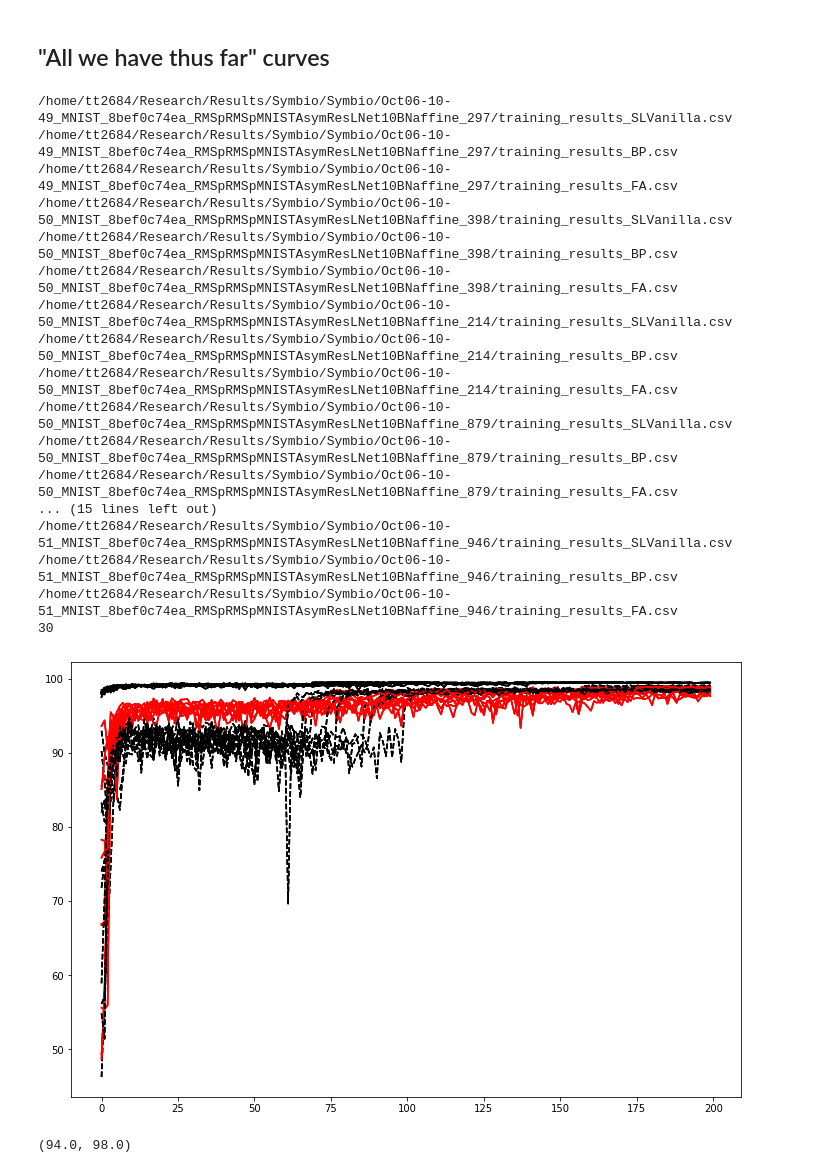
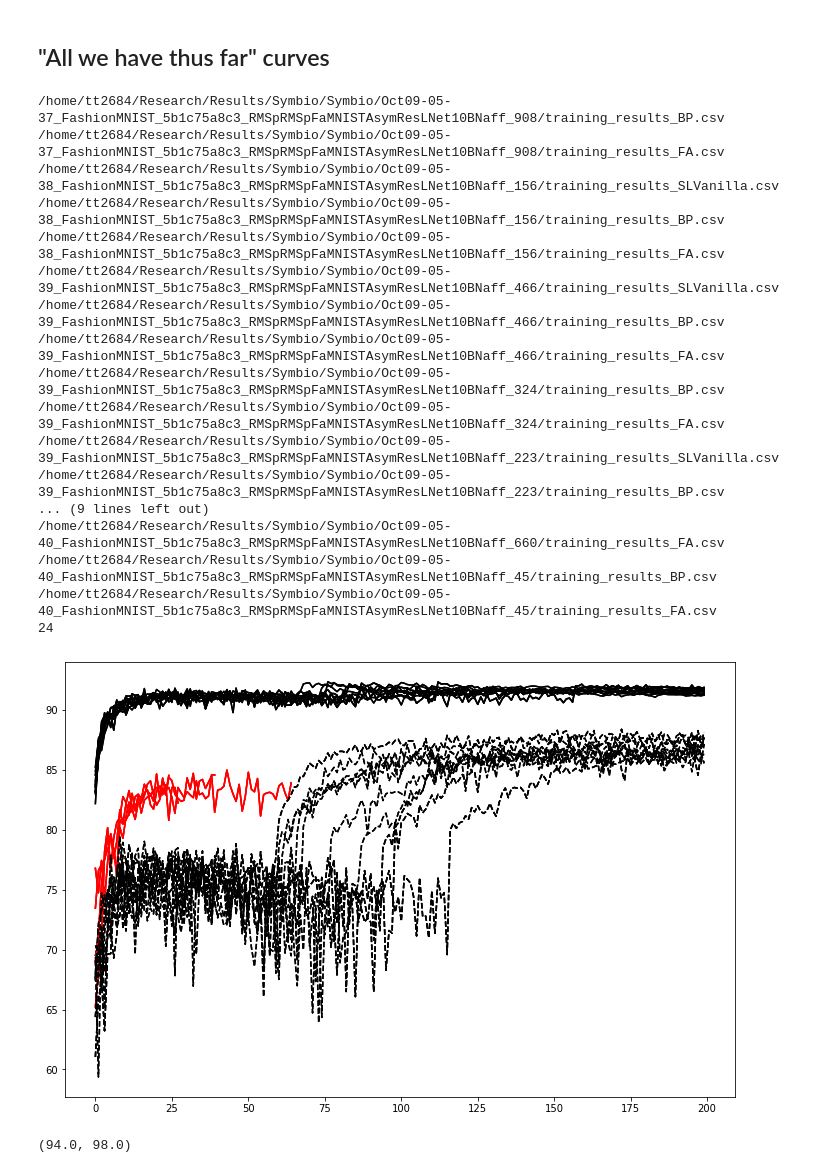
Before and after one commit to toosi/Feedback_Feedforward_Alignment, a Jupyter notebook: generate_figures_draft.ipynb, the cells around one changed output. Cells and saved outputs as stored; diff of their text form; code cells hidden in the pictures.

```diff
--- a/generate_figures_draft.ipynb
+++ b/generate_figures_draft.ipynb
@@ -825,10 +851,10 @@ for iteration in range(4):
             itr_sems.append(ss.sem(itr))
         ax.errorbar(sigmas,itr_means, itr_sems, label=method, color=colors[method], ls=linestyles[method])
 
-        if measure_name == 'accuracy':
-            ax.set_ylim([0,100])
-        else:
-            ax.set_ylim([0,0.8])
+#         if measure_name == 'accuracy':
+#             ax.set_ylim([0,100])
+#         else:
+#             ax.set_ylim([0,0.8])
 
         ax = plt.gca()
         ax.patch.set_visible(False)
@@ -840,8 +866,8 @@ for iteration in range(4):
     #     ax.set_xticklabels(sigmas)
         ax.set_xlabel('noise sigma2')
         ax.set_ylabel('Test %s'%measure_name)
-        if measure_name == 'accuracy':
-            ax.text(1.1, 1, hashname, fontsize=8, rotation=90)
+#         if measure_name == 'accuracy':
+#             ax.text(1.1, 1, hashname, fontsize=8, rotation=90)
 
         ax.set_title('noise robustness: itr%d'%(iteration))
         ax.legend()
@@ -883,10 +909,10 @@ for iteration in range(4):
 
         ax.errorbar(epsilons,itr_means, itr_sems, label=method, color=colors[method], ls=linestyles[method])
 
-        if measure_name == 'accuracy':
-            ax.set_ylim([0,100])
-        else:
-            ax.set_ylim([0,0.9])
+#         if measure_name == 'accuracy':
+#             ax.set_ylim([0,100])
+#         else:
+#             ax.set_ylim([0,0.9])
 
         ax = plt.gca()
         ax.patch.set_visible(False)
@@ -897,8 +923,8 @@ for iteration in range(4):
 
         ax.set_xlabel('epsilons')
         ax.set_ylabel('Test accuracy')
-        if measure_name == 'accuracy':
-            ax.text(1.1, 1, hashname, fontsize=8, rotation=90)
+#         if measure_name == 'accuracy':
+#             ax.text(1.1, 1, hashname, fontsize=8, rotation=90)
         ax.set_title('Adversarial attack robustness: itr%d'%(iteration))
         ax.legend()
         plt.tight_layout()
@@ -960,10 +986,10 @@ for s in sigmas:
                 itr_sems.append(ss.sem(itr))
             ax.errorbar(range(4),itr_means, itr_sems, label=method+' AE', color='lightgray', ls=linestyles[method])
 
-        if measure_name == 'accuracy':
-            ax.set_ylim([0,100])
-        else:
-            ax.set_ylim([-0.1,0.8])
+#         if measure_name == 'accuracy':
+#             ax.set_ylim([0,100])
+#         else:
+#             ax.set_ylim([-0.1,0.8])
 
         ax = plt.gca()
         ax.patch.set_visible(False)
@@ -1025,10 +1051,10 @@ for s in sigmas:
             itr_sems.append(ss.sem(itr))
         ax.errorbar(range(4),itr_means, itr_sems, label=method, color=colors[method], ls=linestyles[method])
 
-        if measure_name == 'accuracy':
-            ax.set_ylim([0,100])
-        else:
-            ax.set_ylim([-0.1,0.8])
+#         if measure_name == 'accuracy':
+#             ax.set_ylim([0,100])
+#         else:
+#             ax.set_ylim([-0.1,0.8])
 
         ax = plt.gca()
         ax.patch.set_visible(False)
@@ -1062,7 +1088,8 @@ for s in sigmas:
 # %% [markdown]
 ## "All we have thus far" curves
 # %%
-hashname = 'RMSpRMSpMNISTAsymResLNet10BNaffine'
+hashname = 'RMSpRMSpFaMNISTAsymResLNet10BNaff'
+# 'RMSpRMSpMNISTAsymResLNet10BNaffine'
 #'RMSpropRMSpropMNISTAsymResLNet10' #'RMSpropRMSpropMNISTFullyConn' ##'RMSpropRMSpropMNISTFullyConnE150'
 methods = ['SLVanilla','BP', 'FA']
 colors = {'FA':'k', 'BP':'k', 'SLVanilla':'red'}
@@ -1089,51 +1116,51 @@ for l in Lines:
             valid_runnames.append(runname)
         configs = yaml.safe_load(open(path_prefix + '/Results/Symbio/Symbio/%s/configs.yml'%runname, 'r'))
 
 print(len(valid_runnames))
 
 n_epochs = configs['epochs']
 arch =  configs['arche'][:-1]
 
 test_init = np.zeros((len(valid_runnames),n_epochs))
 test_acc_dict = {}
 test_corrd_dict = {}
 test_lossd_dict = {}
 for method in methods:
     test_acc_dict[method] = copy.deepcopy(test_init)
     test_corrd_dict[method] = copy.deepcopy(test_init)
     test_lossd_dict[method] = copy.deepcopy(test_init)
 
 for r, runname in enumerate(valid_runnames):
     configs = yaml.safe_load(open(path_prefix + '/Results/Symbio/Symbio/%s/configs.yml'%runname, 'r'))
 
     for method in methods:
         p = path_prefix + '/Results/Symbio/Symbio/%s/training_results_%s.csv'%(runname, method)
         if os.path.exists(p):
             df = pd.read_csv(p)
             label = method
             pl = ax.plot(df['test_acc'], label=label, color=colors[method], ls=linestyles[method])
             test_acc_dict[method][r][:len(list(df['test_acc']))] = list(df['test_acc'])
             test_corrd_dict[method][r][:len(list(df['test_acc']))] = list(df['test_corrd'])
             test_lossd_dict[method][r][:len(list(df['test_acc']))] = list(df['test_lossd'])
 # %% [output]
-/home/tt2684/Research/Results/Symbio/Symbio/Oct06-10-49_MNIST_8bef0c74ea_RMSpRMSpMNISTAsymResLNet10BNaffine_297/training_results_SLVanilla.csv
-/home/tt2684/Research/Results/Symbio/Symbio/Oct06-10-49_MNIST_8bef0c74ea_RMSpRMSpMNISTAsymResLNet10BNaffine_297/training_results_BP.csv
-/home/tt2684/Research/Results/Symbio/Symbio/Oct06-10-49_MNIST_8bef0c74ea_RMSpRMSpMNISTAsymResLNet10BNaffine_297/training_results_FA.csv
-/home/tt2684/Research/Results/Symbio/Symbio/Oct06-10-50_MNIST_8bef0c74ea_RMSpRMSpMNISTAsymResLNet10BNaffine_398/training_results_SLVanilla.csv
-/home/tt2684/Research/Results/Symbio/Symbio/Oct06-10-50_MNIST_8bef0c74ea_RMSpRMSpMNISTAsymResLNet10BNaffine_398/training_results_BP.csv
-/home/tt2684/Research/Results/Symbio/Symbio/Oct06-10-50_MNIST_8bef0c74ea_RMSpRMSpMNISTAsymResLNet10BNaffine_398/training_results_FA.csv
-/home/tt2684/Research/Results/Symbio/Symbio/Oct06-10-50_MNIST_8bef0c74ea_RMSpRMSpMNISTAsymResLNet10BNaffine_214/training_results_SLVanilla.csv
-/home/tt2684/Research/Results/Symbio/Symbio/Oct06-10-50_MNIST_8bef0c74ea_RMSpRMSpMNISTAsymResLNet10BNaffine_214/training_results_BP.csv
-/home/tt2684/Research/Results/Symbio/Symbio/Oct06-10-50_MNIST_8bef0c74ea_RMSpRMSpMNISTAsymResLNet10BNaffine_214/training_results_FA.csv
-/home/tt2684/Research/Results/Symbio/Symbio/Oct06-10-50_MNIST_8bef0c74ea_RMSpRMSpMNISTAsymResLNet10BNaffine_879/training_results_SLVanilla.csv
-/home/tt2684/Research/Results/Symbio/Symbio/Oct06-10-50_MNIST_8bef0c74ea_RMSpRMSpMNISTAsymResLNet10BNaffine_879/training_results_BP.csv
-/home/tt2684/Research/Results/Symbio/Symbio/Oct06-10-50_MNIST_8bef0c74ea_RMSpRMSpMNISTAsymResLNet10BNaffine_879/training_results_FA.csv
-... (15 lines left out)
-/home/tt2684/Research/Results/Symbio/Symbio/Oct06-10-51_MNIST_8bef0c74ea_RMSpRMSpMNISTAsymResLNet10BNaffine_946/training_results_SLVanilla.csv
-/home/tt2684/Research/Results/Symbio/Symbio/Oct06-10-51_MNIST_8bef0c74ea_RMSpRMSpMNISTAsymResLNet10BNaffine_946/training_results_BP.csv
-/home/tt2684/Research/Results/Symbio/Symbio/Oct06-10-51_MNIST_8bef0c74ea_RMSpRMSpMNISTAsymResLNet10BNaffine_946/training_results_FA.csv
-30
+/home/tt2684/Research/Results/Symbio/Symbio/Oct09-05-37_FashionMNIST_5b1c75a8c3_RMSpRMSpFaMNISTAsymResLNet10BNaff_908/training_results_BP.csv
+/home/tt2684/Research/Results/Symbio/Symbio/Oct09-05-37_FashionMNIST_5b1c75a8c3_RMSpRMSpFaMNISTAsymResLNet10BNaff_908/training_results_FA.csv
+/home/tt2684/Research/Results/Symbio/Symbio/Oct09-05-38_FashionMNIST_5b1c75a8c3_RMSpRMSpFaMNISTAsymResLNet10BNaff_156/training_results_SLVanilla.csv
+/home/tt2684/Research/Results/Symbio/Symbio/Oct09-05-38_FashionMNIST_5b1c75a8c3_RMSpRMSpFaMNISTAsymResLNet10BNaff_156/training_results_BP.csv
+/home/tt2684/Research/Results/Symbio/Symbio/Oct09-05-38_FashionMNIST_5b1c75a8c3_RMSpRMSpFaMNISTAsymResLNet10BNaff_156/training_results_FA.csv
+/home/tt2684/Research/Results/Symbio/Symbio/Oct09-05-39_FashionMNIST_5b1c75a8c3_RMSpRMSpFaMNISTAsymResLNet10BNaff_466/training_results_SLVanilla.csv
+/home/tt2684/Research/Results/Symbio/Symbio/Oct09-05-39_FashionMNIST_5b1c75a8c3_RMSpRMSpFaMNISTAsymResLNet10BNaff_466/training_results_BP.csv
+/home/tt2684/Research/Results/Symbio/Symbio/Oct09-05-39_FashionMNIST_5b1c75a8c3_RMSpRMSpFaMNISTAsymResLNet10BNaff_466/training_results_FA.csv
+/home/tt2684/Research/Results/Symbio/Symbio/Oct09-05-39_FashionMNIST_5b1c75a8c3_RMSpRMSpFaMNISTAsymResLNet10BNaff_324/training_results_BP.csv
+/home/tt2684/Research/Results/Symbio/Symbio/Oct09-05-39_FashionMNIST_5b1c75a8c3_RMSpRMSpFaMNISTAsymResLNet10BNaff_324/training_results_FA.csv
+/home/tt2684/Research/Results/Symbio/Symbio/Oct09-05-39_FashionMNIST_5b1c75a8c3_RMSpRMSpFaMNISTAsymResLNet10BNaff_223/training_results_SLVanilla.csv
+/home/tt2684/Research/Results/Symbio/Symbio/Oct09-05-39_FashionMNIST_5b1c75a8c3_RMSpRMSpFaMNISTAsymResLNet10BNaff_223/training_results_BP.csv
+... (9 lines left out)
+/home/tt2684/Research/Results/Symbio/Symbio/Oct09-05-40_FashionMNIST_5b1c75a8c3_RMSpRMSpFaMNISTAsymResLNet10BNaff_660/training_results_FA.csv
+/home/tt2684/Research/Results/Symbio/Symbio/Oct09-05-40_FashionMNIST_5b1c75a8c3_RMSpRMSpFaMNISTAsymResLNet10BNaff_45/training_results_BP.csv
+/home/tt2684/Research/Results/Symbio/Symbio/Oct09-05-40_FashionMNIST_5b1c75a8c3_RMSpRMSpFaMNISTAsymResLNet10BNaff_45/training_results_FA.csv
+24
-[figure, old version]
+[figure, new version]
 # %%
 plt.plot(acc_test_dict['BP']/12,'k')
 plt.plot(acc_test_dict['SLVanilla']/12,'g')
```
Also changed, not shown: parts of 8 cells of this notebook, 3 other files.
